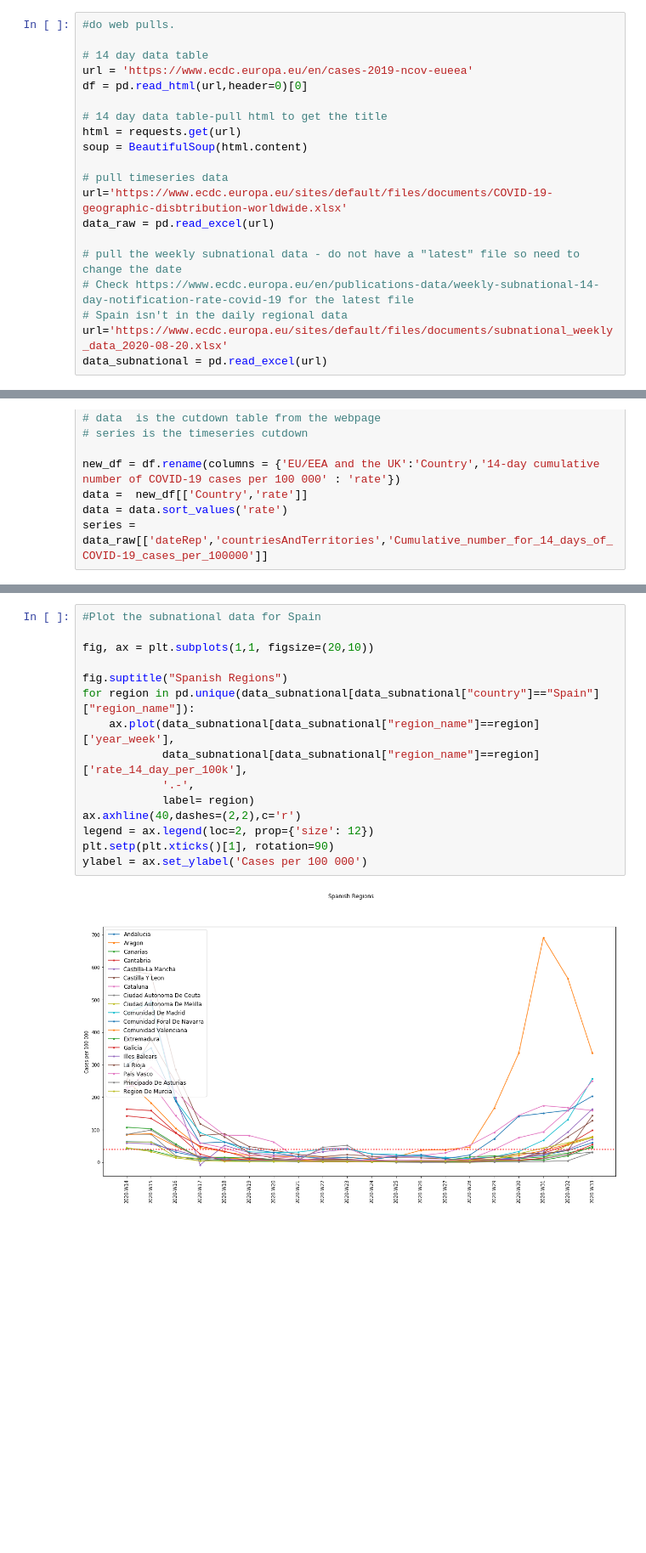
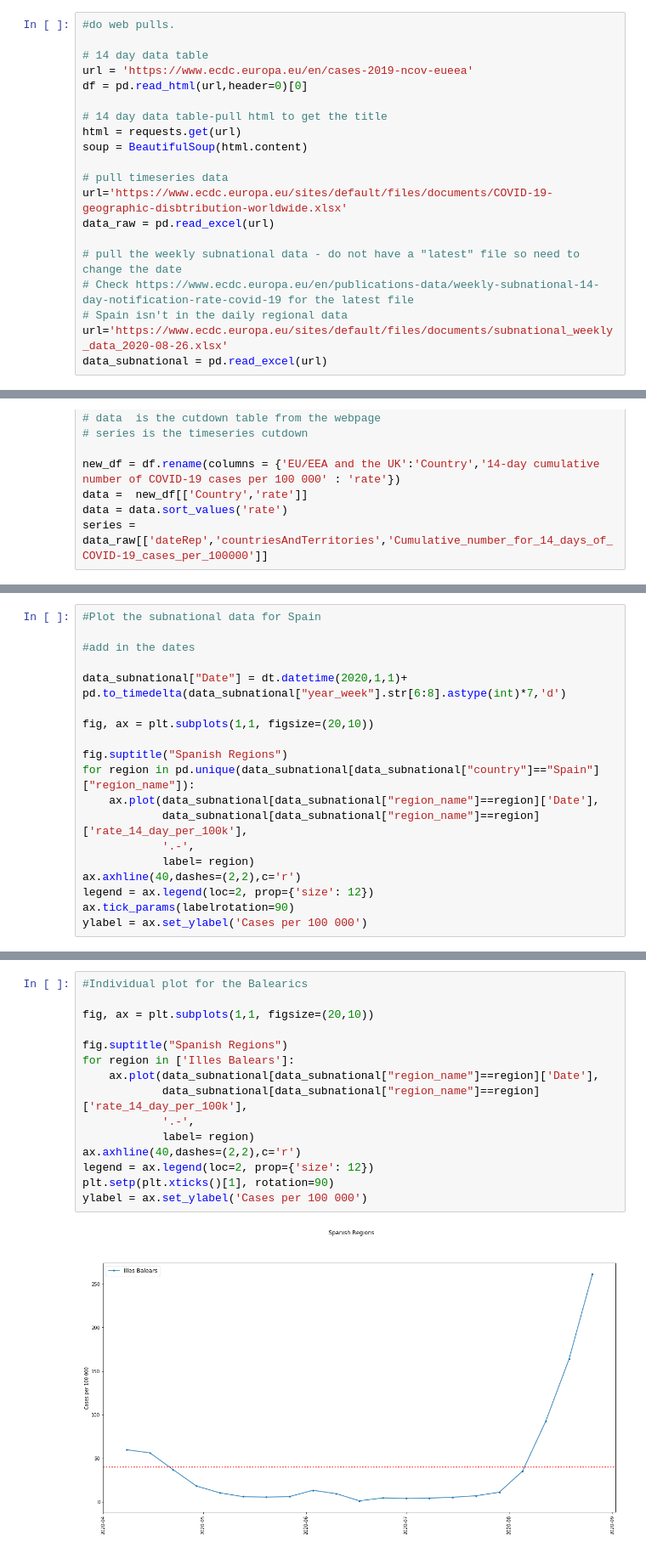
Before and after one commit to gowen100/Public-Code, a Jupyter notebook: ECDC_Covid_Data_and_Graphs.ipynb, the cells around one changed output, grey strips where cells are left out. Shown at 85% size. Drawn from its saved outputs; the diff is of its cells as text; blank space fills up the shorter version.

```diff
--- a/ECDC_Covid_Data_and_Graphs.ipynb
+++ b/ECDC_Covid_Data_and_Graphs.ipynb
@@ -26,7 +26,7 @@ data_raw = pd.read_excel(url)
 # pull the weekly subnational data - do not have a "latest" file so need to change the date
 # Check https://www.ecdc.europa.eu/en/publications-data/weekly-subnational-14-day-notification-rate-covid-19 for the latest file
 # Spain isn't in the daily regional data
-url='https://www.ecdc.europa.eu/sites/default/files/documents/subnational_weekly_data_2020-08-20.xlsx'
+url='https://www.ecdc.europa.eu/sites/default/files/documents/subnational_weekly_data_2020-08-26.xlsx'
 data_subnational = pd.read_excel(url)
 # %%
 # data processing
@@ -134,3 +134,22 @@ print(pd.unique(data_subnational[data_subnational["country"]=="Spain"]["region_n
  'Comunidad Foral De Navarra' 'Comunidad Valenciana' 'Extremadura'
  'Galicia' 'Illes Balears' 'La Rioja' 'Pais Vasco'
  'Principado De Asturias' 'Region De Murcia']
+# %%
+#Plot the subnational data for Spain
+
+#add in the dates
+
+data_subnational["Date"] = dt.datetime(2020,1,1)+ pd.to_timedelta(data_subnational["year_week"].str[6:8].astype(int)*7,'d')
+
+fig, ax = plt.subplots(1,1, figsize=(20,10))
+
+fig.suptitle("Spanish Regions")
+for region in pd.unique(data_subnational[data_subnational["country"]=="Spain"]["region_name"]):
+    ax.plot(data_subnational[data_subnational["region_name"]==region]['Date'],
+            data_subnational[data_subnational["region_name"]==region]['rate_14_day_per_100k'],
+            '.-',
+            label= region)
+ax.axhline(40,dashes=(2,2),c='r')
+legend = ax.legend(loc=2, prop={'size': 12})
+ax.tick_params(labelrotation=90)
+ylabel = ax.set_ylabel('Cases per 100 000')
@@ -137,17 +158,17 @@ print(pd.unique(data_subnational[data_subnational["country"]=="Spain"]["region_n
 # %%
-#Plot the subnational data for Spain
+#Individual plot for the Balearics
 
 fig, ax = plt.subplots(1,1, figsize=(20,10))
 
 fig.suptitle("Spanish Regions")
-for region in pd.unique(data_subnational[data_subnational["country"]=="Spain"]["region_name"]):
-    ax.plot(data_subnational[data_subnational["region_name"]==region]['year_week'],
+for region in ['Illes Balears']:
+    ax.plot(data_subnational[data_subnational["region_name"]==region]['Date'],
             data_subnational[data_subnational["region_name"]==region]['rate_14_day_per_100k'],
             '.-',
             label= region)
 ax.axhline(40,dashes=(2,2),c='r')
 legend = ax.legend(loc=2, prop={'size': 12})
 plt.setp(plt.xticks()[1], rotation=90)
 ylabel = ax.set_ylabel('Cases per 100 000')
 # %% [output]
-[figure, old version]
+[figure, new version]
```
Also changed, not shown: parts of 5 cells of this notebook.
